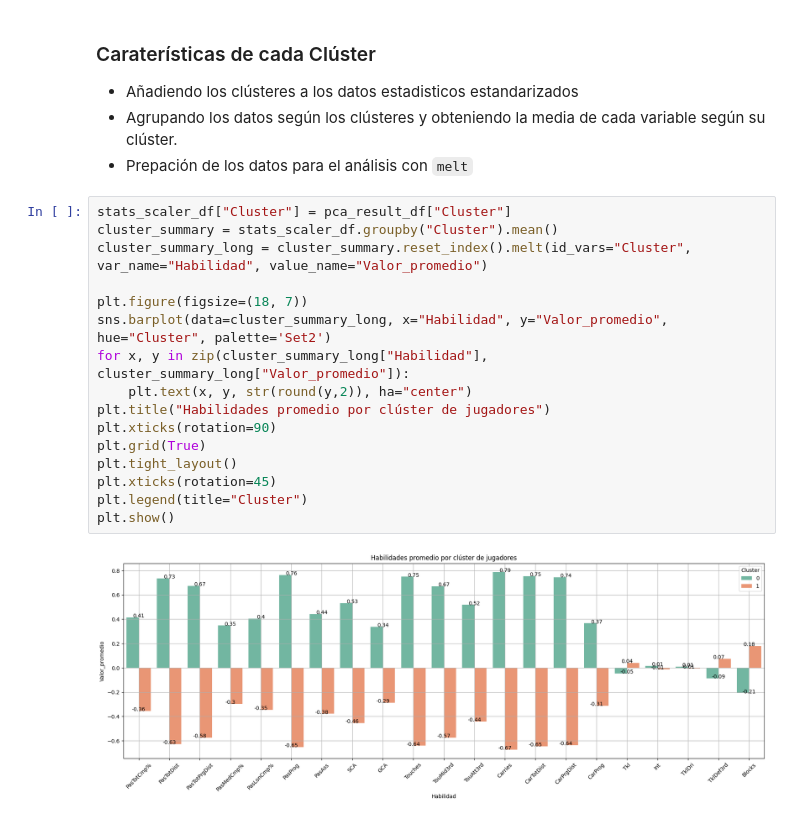
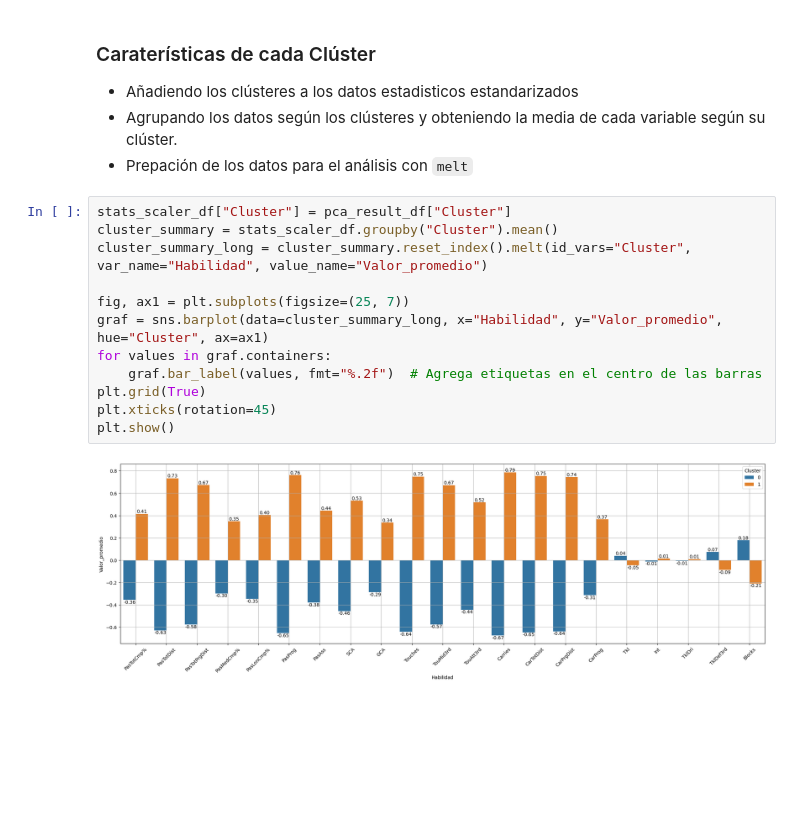
Before and after one commit to Leonard0711/projects_ml, a Jupyter notebook: proyectos_ml/projects_py/player_data.ipynb, the cells around one changed output. Saved outputs shown, nothing was run; the diff lists cells and outputs as text; blank space fills up the shorter version.

````diff
--- a/proyectos_ml/projects_py/player_data.ipynb
+++ b/proyectos_ml/projects_py/player_data.ipynb
@@ -446,24 +446,20 @@ plt.show()
 - Añadiendo los clústeres a los datos estadisticos estandarizados
 - Agrupando los datos según los clústeres y obteniendo la media de cada variable según su clúster.
 - Prepación de los datos para el análisis con ```melt```
-# %%
-stats_scaler_df["Cluster"] = pca_result_df["Cluster"]
-cluster_summary = stats_scaler_df.groupby("Cluster").mean()
-cluster_summary_long = cluster_summary.reset_index().melt(id_vars="Cluster", var_name="Habilidad", value_name="Valor_promedio")
-
-plt.figure(figsize=(18, 7))
-sns.barplot(data=cluster_summary_long, x="Habilidad", y="Valor_promedio", hue="Cluster", palette='Set2')
-for x, y in zip(cluster_summary_long["Habilidad"], cluster_summary_long["Valor_promedio"]):
-    plt.text(x, y, str(round(y,2)), ha="center")
-plt.title("Habilidades promedio por clúster de jugadores")
-plt.xticks(rotation=90)
-plt.grid(True)
-plt.tight_layout()
-plt.xticks(rotation=45)
-plt.legend(title="Cluster")
-plt.show()
-# %% [output]
-[figure, removed]
+# %%
+stats_scaler_df["Cluster"] = pca_result_df["Cluster"]
+cluster_summary = stats_scaler_df.groupby("Cluster").mean()
+cluster_summary_long = cluster_summary.reset_index().melt(id_vars="Cluster", var_name="Habilidad", value_name="Valor_promedio")
+
+fig, ax1 = plt.subplots(figsize=(25, 7))
+graf = sns.barplot(data=cluster_summary_long, x="Habilidad", y="Valor_promedio", hue="Cluster", ax=ax1)
+for values in graf.containers:
+    graf.bar_label(values, fmt="%.2f")  # Agrega etiquetas en el centro de las barras
+plt.grid(True)
+plt.xticks(rotation=45)
+plt.show()
+# %% [output]
+[figure, added]
 # %% [markdown]
 ## ¿Qué representa este gráfico?
 
````
Also changed, not shown: parts of 3 cells of this notebook, 1 other file.
